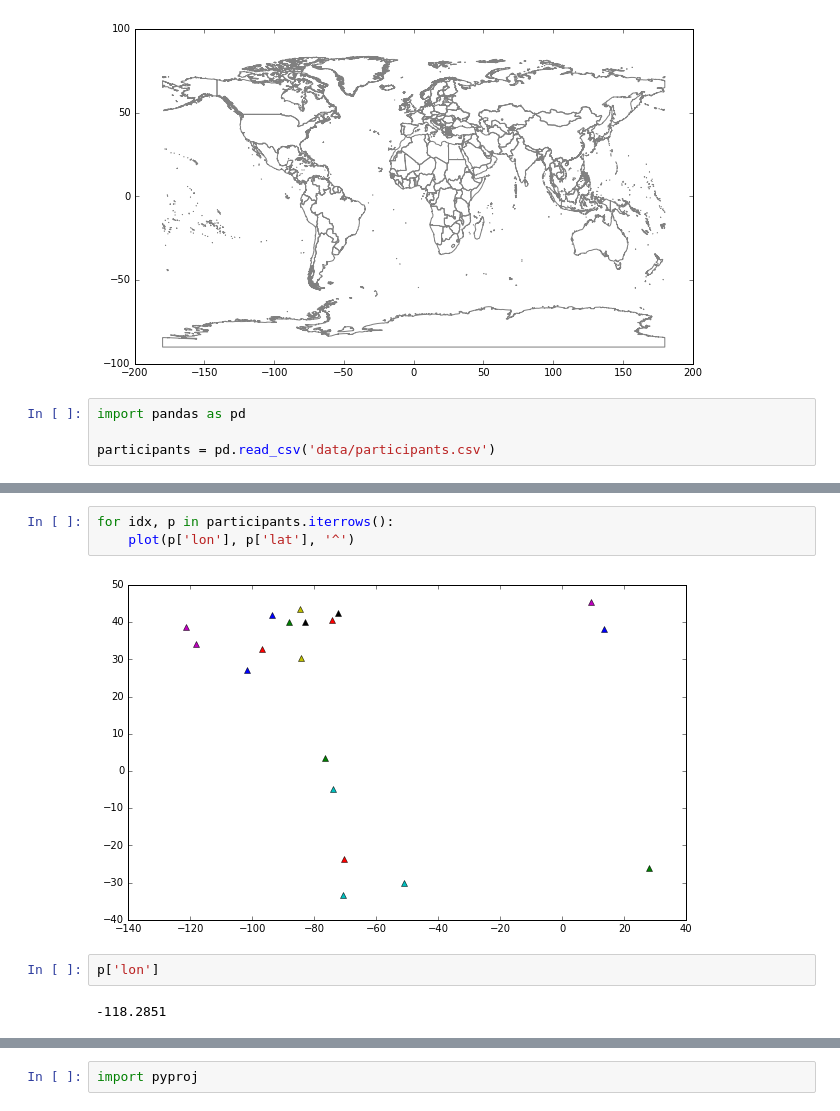
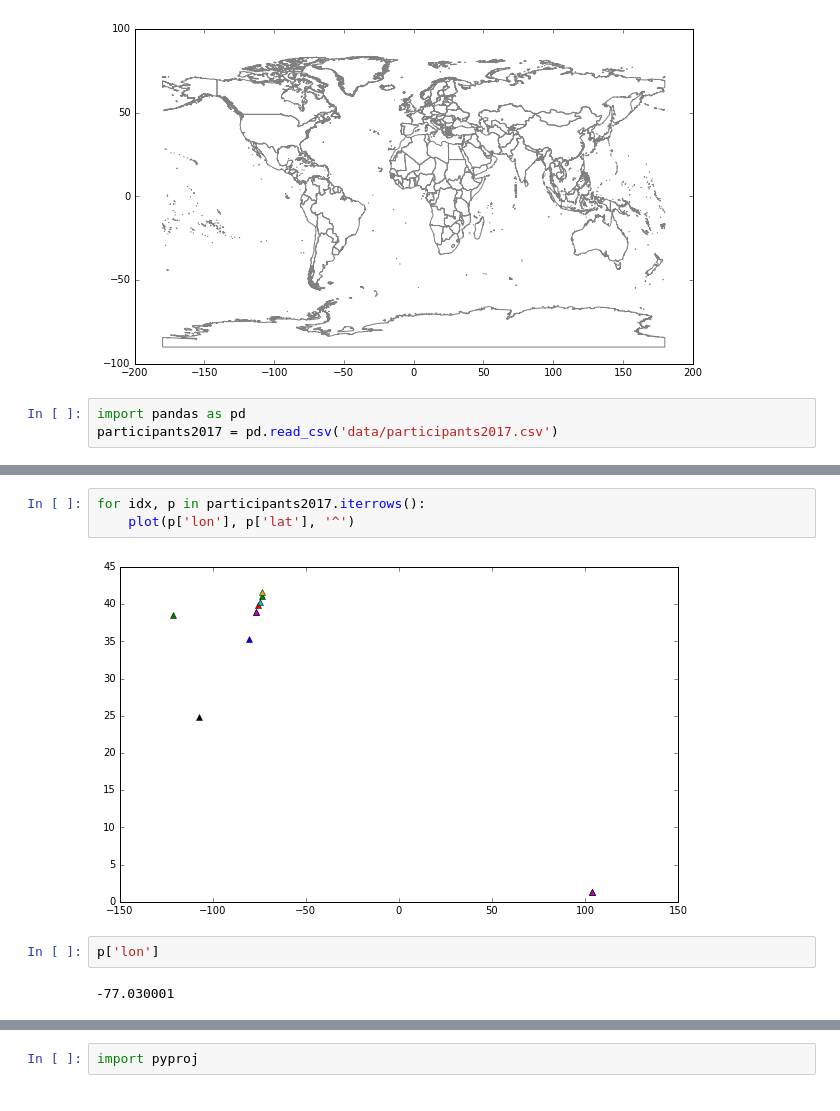
Before and after one commit to sjsrey/pysalnarsc17, a Jupyter notebook: content/08_routes.ipynb, the cells around one changed output, grey strips where cells are left out. Saved outputs shown, nothing was run; the diff lists cells and outputs as text.

Commit message:
routes 2017 and routes 2016+2017 images

```diff
--- a/content/08_routes.ipynb
+++ b/content/08_routes.ipynb
@@ -77,5 +75,4 @@ for feature in g['features']:
 [figure]
 # %%
 import pandas as pd
-
-participants = pd.read_csv('data/participants.csv')
+participants2017 = pd.read_csv('data/participants2017.csv')
@@ -102,12 +95,12 @@ participants
 # %%
-for idx, p in participants.iterrows():
+for idx, p in participants2017.iterrows():
     plot(p['lon'], p['lat'], '^')
 # %% [output]
-[figure, old version]
+[figure, new version]
 # %%
 p['lon']
 # %% [output]
--118.2851
+-77.030001
 # %%
 from shapely.geometry import shape
 for feature in g['features']:
```
Also changed, not shown: parts of 20 cells of this notebook, 6 other files.
